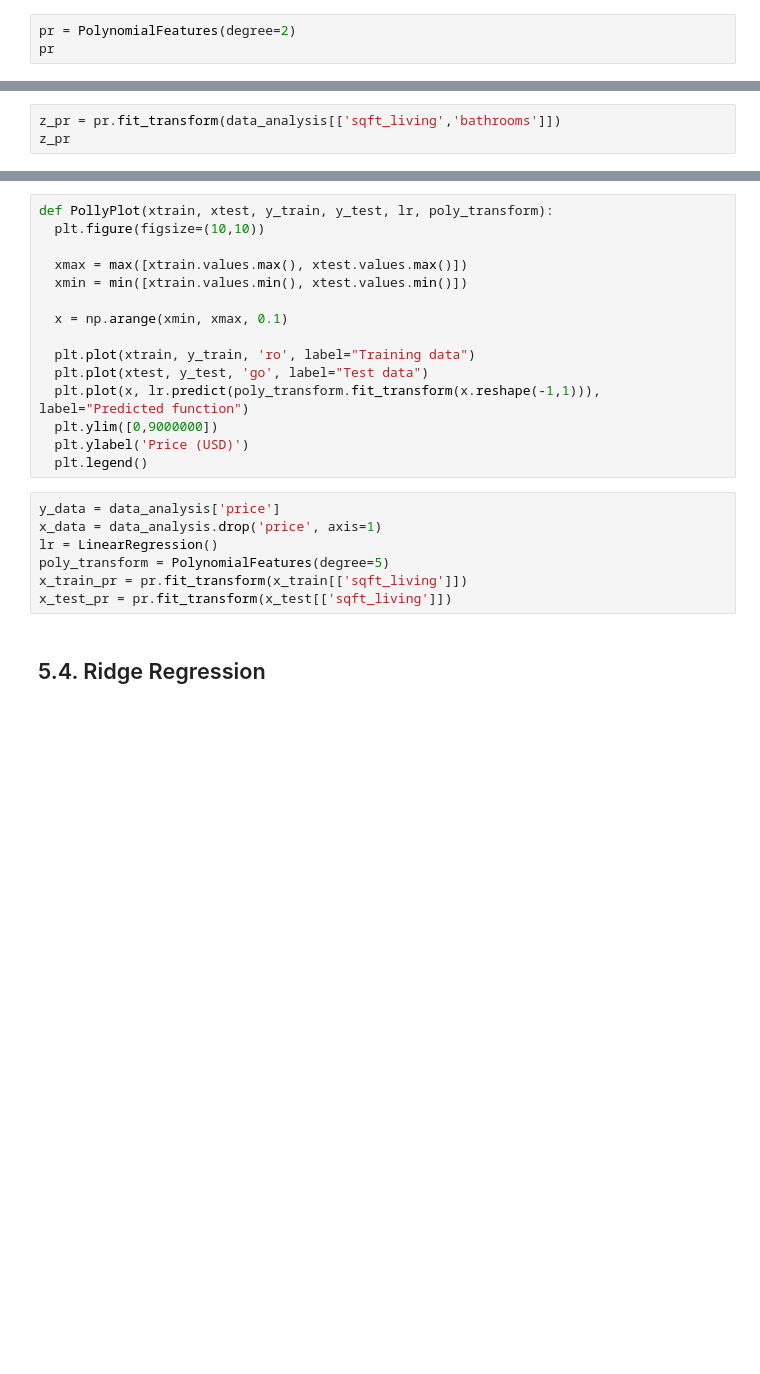
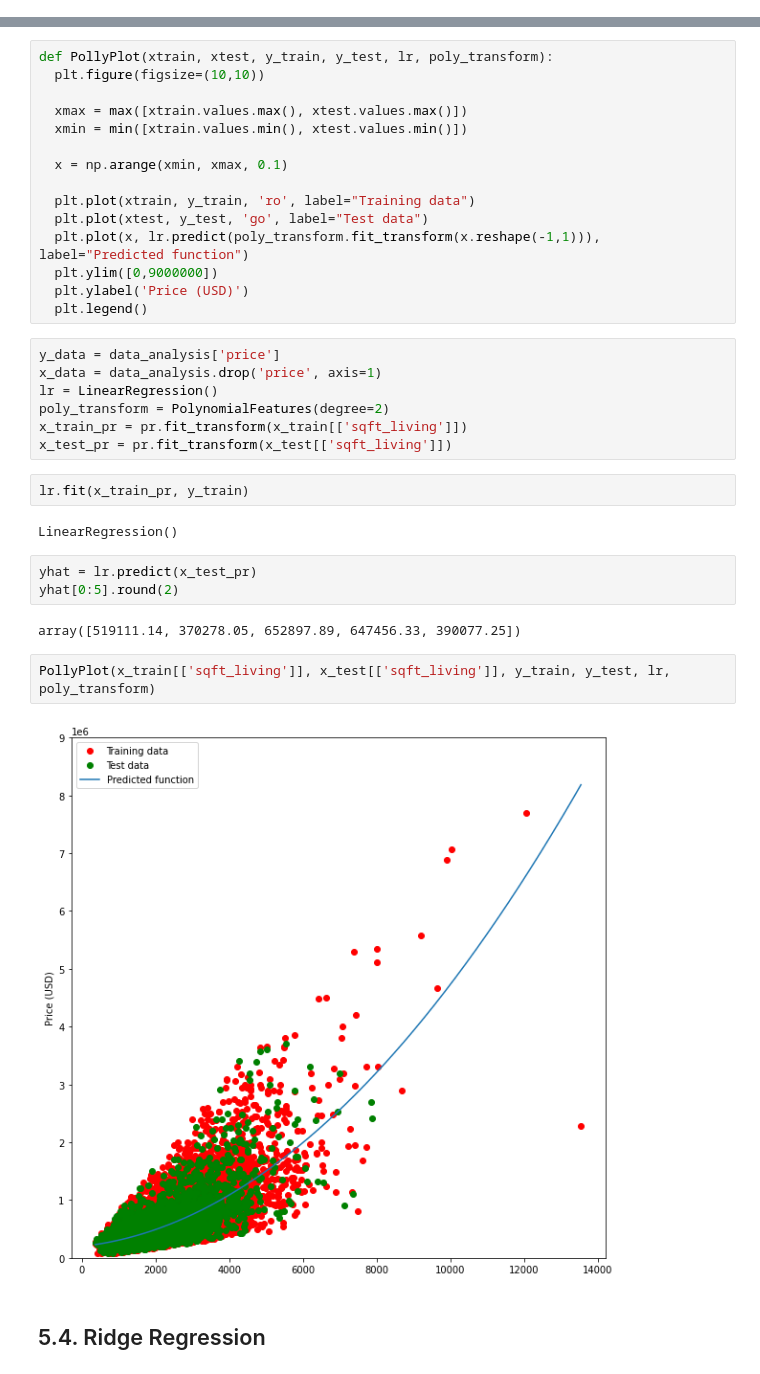
Before and after one commit to lucasquemelli/House_Rocket_Machine_Learning, a Jupyter notebook: House_Rocket_ML.ipynb, the cells around one changed output, grey strips where cells are left out. Drawn from its saved outputs; the diff is of its cells as text; blank space fills up the shorter version.

```diff
--- a/House_Rocket_ML.ipynb
+++ b/House_Rocket_ML.ipynb
@@ -1689,6 +1689,3 @@ PlotPolly(p, x, y, 'Living area (ft²)')
 [figure]
 # %% [markdown]
 ### Teste multivariate polynomial
-# %%
-pr = PolynomialFeatures(degree=2)
-pr
@@ -1697,3 +1691,0 @@ PolynomialFeatures()
-# %%
-z_pr = pr.fit_transform(data_analysis[['sqft_living','bathrooms']])
-z_pr
@@ -1730,9 +1708,22 @@ def PollyPlot(xtrain, xtest, y_train, y_test, lr, poly_transform):
 y_data = data_analysis['price']
 x_data = data_analysis.drop('price', axis=1)
 lr = LinearRegression()
-poly_transform = PolynomialFeatures(degree=5)
+poly_transform = PolynomialFeatures(degree=2)
 x_train_pr = pr.fit_transform(x_train[['sqft_living']])
 x_test_pr = pr.fit_transform(x_test[['sqft_living']])
+# %%
+lr.fit(x_train_pr, y_train)
+# %% [output]
+LinearRegression()
+# %%
+yhat = lr.predict(x_test_pr)
+yhat[0:5].round(2)
+# %% [output]
+array([519111.14, 370278.05, 652897.89, 647456.33, 390077.25])
+# %%
+PollyPlot(x_train[['sqft_living']], x_test[['sqft_living']], y_train, y_test, lr, poly_transform)
+# %% [output]
+[figure, added]
 # %% [markdown]
 ## 5.4. Ridge Regression
 # %% [markdown]
```
Also changed, not shown: parts of 2 cells of this notebook.
